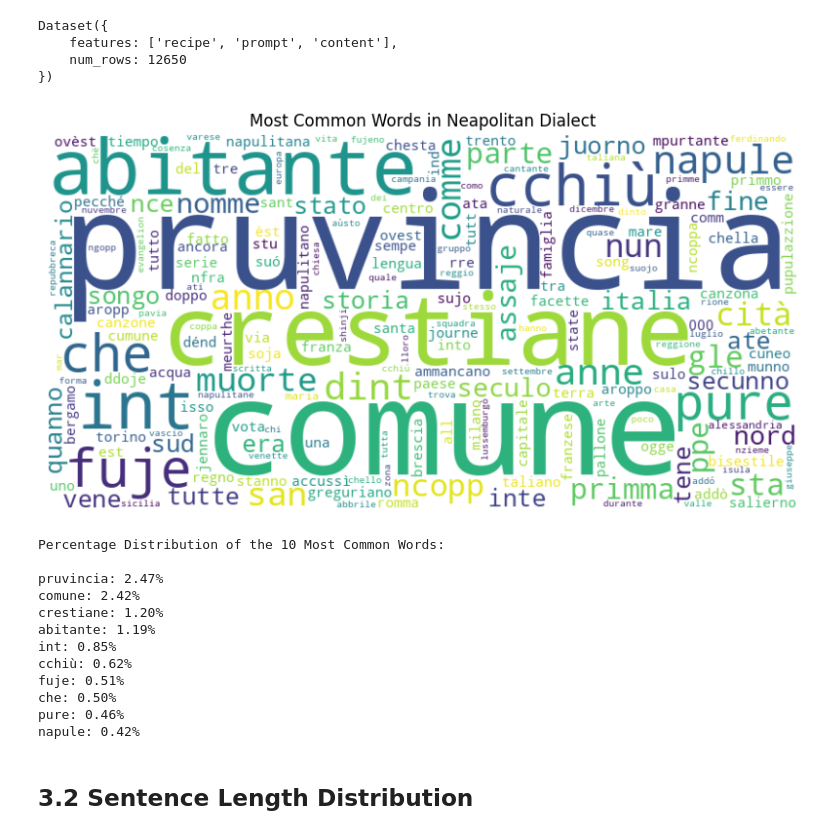
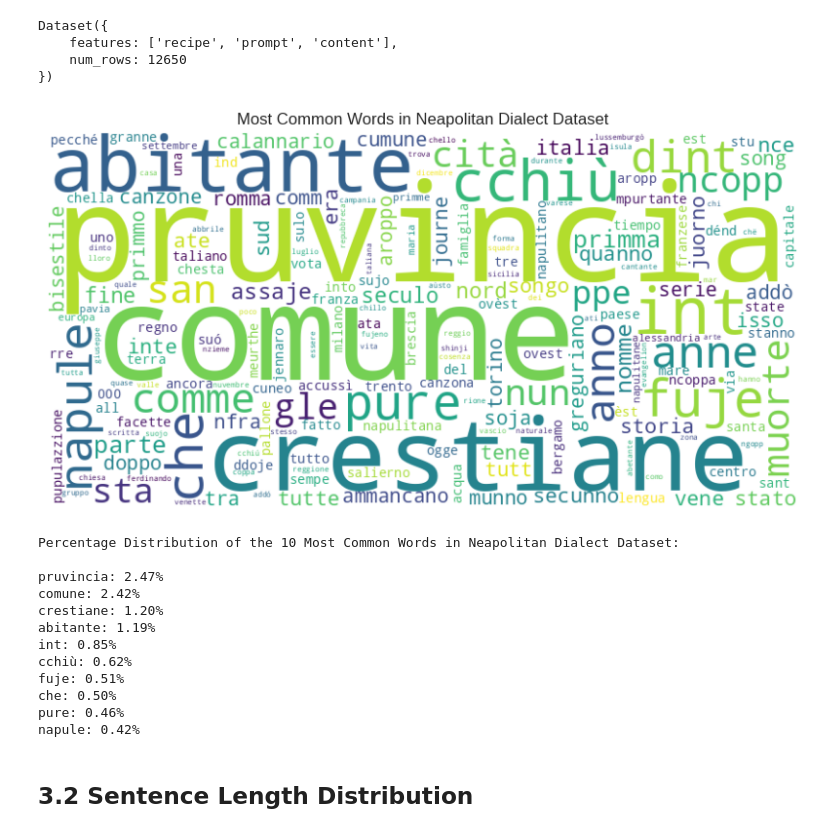
Before and after one commit to maryyyyna/Deep_Leaning_and_Applied_AI_Project, a Jupyter notebook: Data_Analysis.ipynb, the cells around one changed output. Saved outputs shown, nothing was run; the diff lists cells and outputs as text; code cells hidden in the pictures.

```diff
--- a/Data_Analysis.ipynb
+++ b/Data_Analysis.ipynb
@@ -160,7 +165,7 @@ df_data.to_csv('nap_dialects.csv', index=False, encoding='utf-8')
 ## 3.1 Words Distribution
 # %%
 # Load the Neapolitan dialect dataset
-final_dataset = load_dataset('csv', data_files = 'nap_dialects.csv', split = "train")
+final_dataset = load_dataset('csv', data_files = 'nap_dialect.csv', split = "train")
 final_dataset
 # %% [output]
 Dataset({
@@ -170,32 +175,32 @@ Dataset({
 # %%
 # Initialize a Counter
 word_counts = Counter()
 
 # Compute word frequencies
 for text in final_dataset['content']:
   words = [word for word in re.findall(r'\b\w+\b', text.lower()) if len(word) >= 3]
   word_counts.update(words)
 
 # Generate the word cloud using the word frequencies
 wordcloud = WordCloud(width = 800, height = 400, background_color = "white").generate_from_frequencies(word_counts)
 
 plt.figure(figsize = (10, 5))
 plt.imshow(wordcloud, interpolation = "bilinear")
-plt.title("Most Common Words in Neapolitan Dialect")
+plt.title("Most Common Words in Neapolitan Dialect Dataset")
 plt.axis("off")
 plt.show()
 # %% [output]
-[figure, old version]
+[figure, new version]
 # %%
 # Compute the percentage distribution of each word
 total_words = sum(word_counts.values())
 word_percentage = {word: (count / total_words) * 100 for word, count in word_counts.items()}
 
-print("Percentage Distribution of the 10 Most Common Words: \n")
+print("Percentage Distribution of the 10 Most Common Words in Neapolitan Dialect Dataset: \n")
 for word, percentage in sorted(word_percentage.items(), key = lambda item: item[1], reverse = True)[:10]:
     print(f"{word}: {percentage:.2f}%")
 # %% [output]
-Percentage Distribution of the 10 Most Common Words:
+Percentage Distribution of the 10 Most Common Words in Neapolitan Dialect Dataset:
 
 pruvincia: 2.47%
 comune: 2.42%
```
Also changed, not shown: parts of 6 cells of this notebook, 1 other file.
